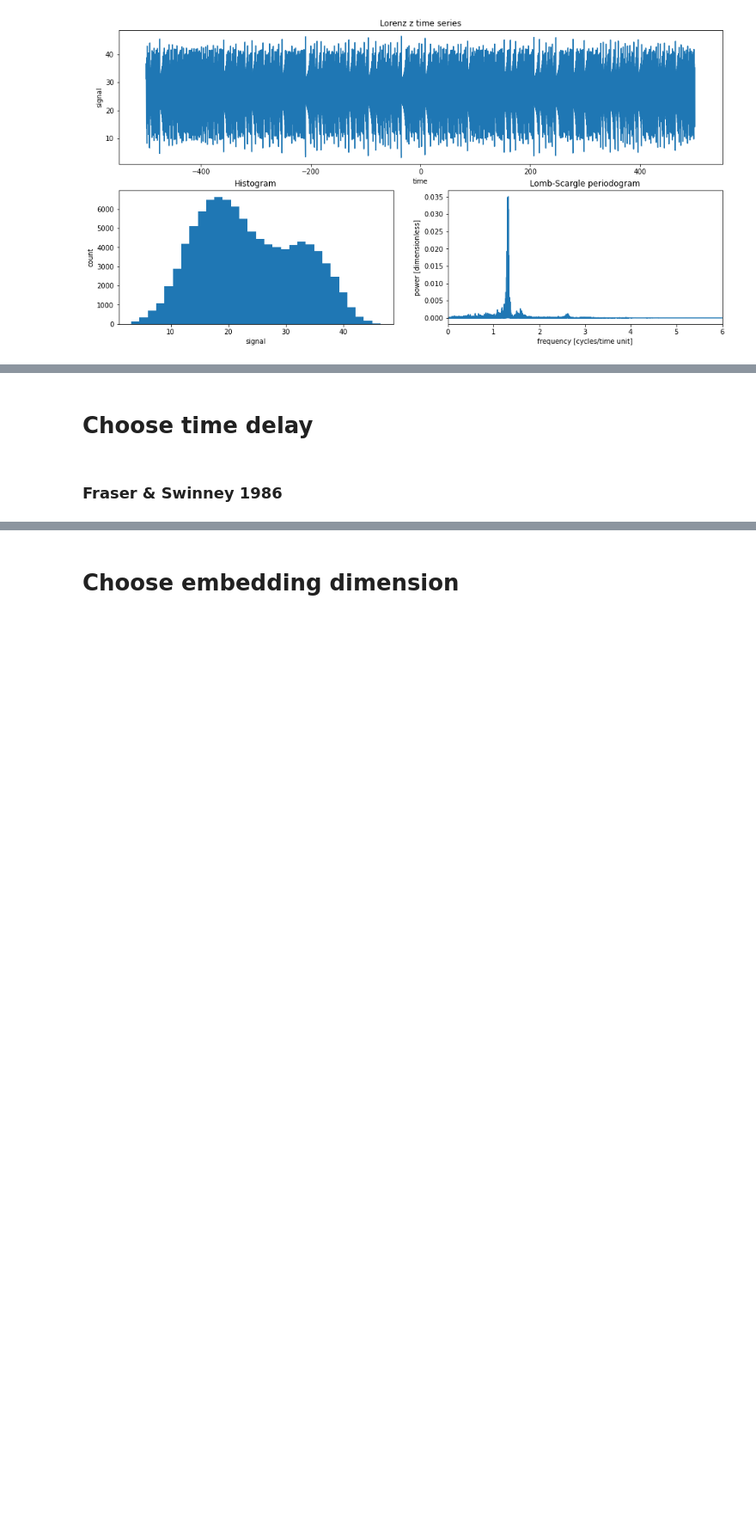
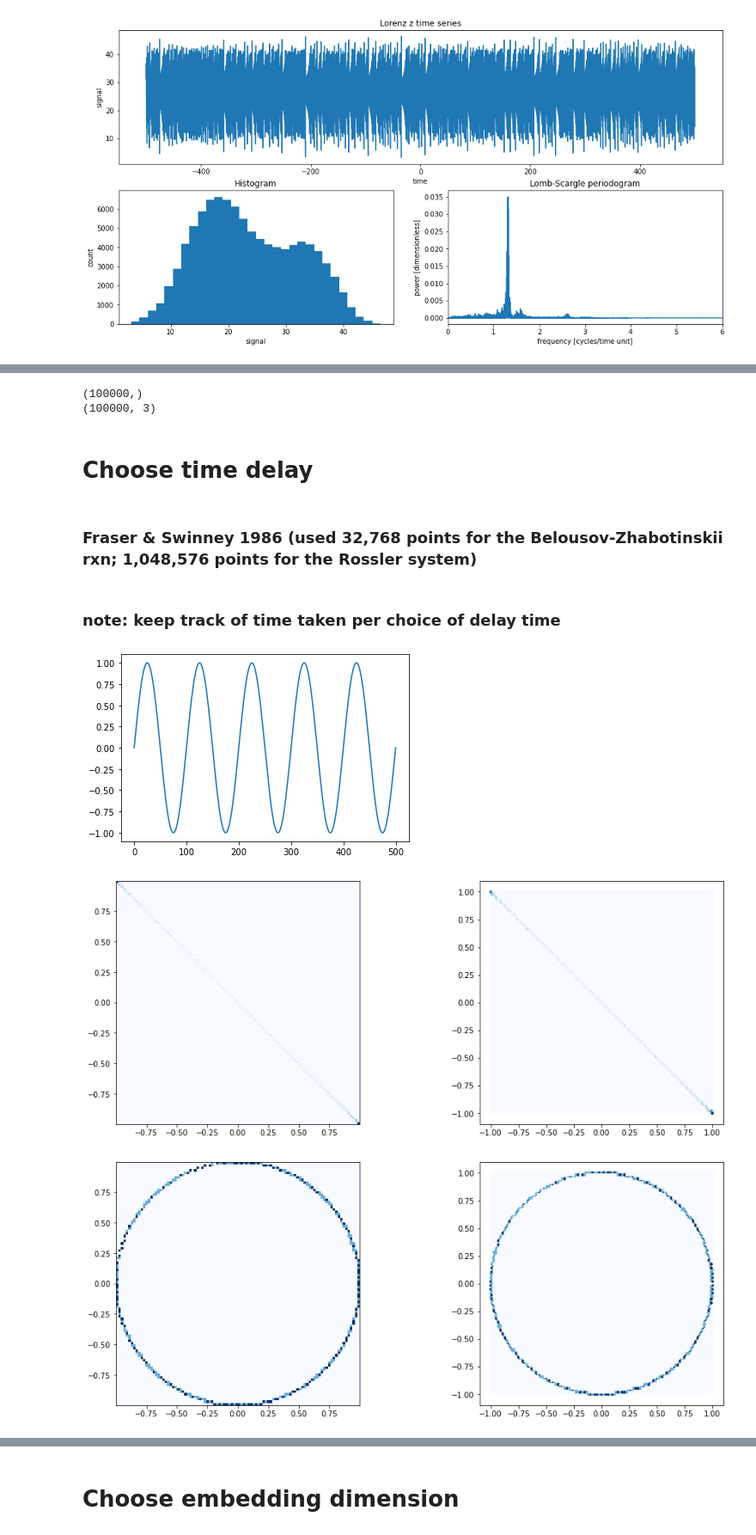
Before and after one commit to esandford/starspot_chaos, a Jupyter notebook: syntheticSignals.ipynb, the cells around one changed output, grey strips where cells are left out. Shown at 86% size. Cells and saved outputs as stored; diff of their text form; code cells hidden in the pictures; blank space fills up the shorter version.

Commit message:
beginning to experiment with Fraser & Swinney 1986 algorithm for choosing optimal delay time

```diff
--- a/syntheticSignals.ipynb
+++ b/syntheticSignals.ipynb
@@ -419,4 +434,44 @@ plotTimeSeries(lorenz_t,lorenz_r[:,2],min_freq=(1./baseline),max_freq=(1./(2.*dt
+# %%
+print(np.shape(lorenz_t))
+print(np.shape(lorenz_r))
+# %% [output]
+(100000,)
+(100000, 3)
 # %% [markdown]
 # Choose time delay
 # %% [markdown]
-### Fraser & Swinney 1986
+### Fraser & Swinney 1986 (used 32,768 points for the Belousov-Zhabotinskii rxn; 1,048,576 points for the Rossler system)
+# %% [markdown]
+### note: keep track of time taken per choice of delay time
+# %%
+# first, need a way of discretizing the data (X(t), X(t+T)) into 2D bins
+
+def bin2D(timeSeries, tauIdx,plotTitle=None):
+    x = timeSeries[:-tauIdx]
+    y = timeSeries[tauIdx:]
+    #print(timeSeries)
+    #print(x)
+    #print(y)
+    fig, axes = plt.subplots(1,2,figsize=(16,6))
+    axes[0].hist2d(x,y,bins=(100,100),cmap="Blues")
+    axes[1].hexbin(x,y,gridsize=100,cmap="Blues")
+    for ax in axes:
+        ax.set_aspect('equal')
+    axes[0].set_title(plotTitle)
+
+    return
+# %%
+# test cases:
+# sequential array
+#bin2D(timeSeries=np.arange(100),tauIdx=5)
+# random array
+#bin2D(timeSeries=np.random.randint(0,101,100),tauIdx=5)
+# correlated array
+corr_arr = np.sin(np.linspace(0.,10.*np.pi,500))
+plt.plot(corr_arr)
+bin2D(timeSeries=corr_arr, tauIdx = 50) # non-optimal!
+bin2D(timeSeries=corr_arr, tauIdx = 25) # optimal! 50*n = perfect linear correlation
+# %% [output]
+[figure, added]
+[figure, added]
+[figure, added]
```
Also changed, not shown: parts of 6 cells of this notebook.
